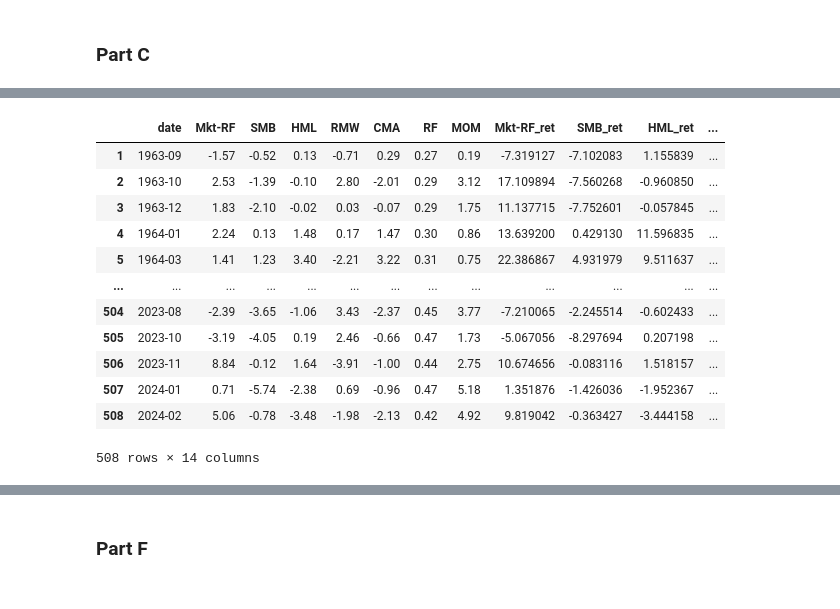
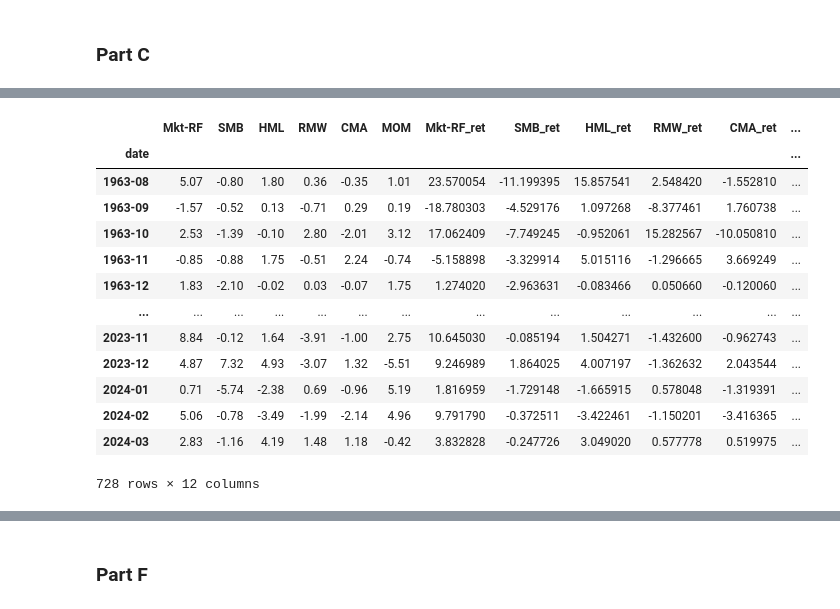
Before and after one commit to KMcCand/Hedge_Funds_Caltech, a Jupyter notebook: BEM114 HW4/BEM114_HW4_Andrew_Daniel_Kyle.ipynb, the cells around one changed output, grey strips where cells are left out. Drawn from its saved outputs; the diff is of its cells as text; code cells hidden in the pictures.

```diff
--- a/BEM114 HW4/BEM114_HW4_Andrew_Daniel_Kyle.ipynb
+++ b/BEM114 HW4/BEM114_HW4_Andrew_Daniel_Kyle.ipynb
@@ -122,3 +146,14 @@ ddf
 25609 rows × 14 columns
 # %% [markdown]
 ### Part C
+# %%
+# Collapse data to the end of month level
+ddf.set_index('date', inplace=True)
+ddf = ddf.resample('M').last()
+ddf.index = ddf.index.to_period('M')
+
+# Drop daily returns and pull in monthly returns instead
+ddf = ddf.drop(FACTORS+['RF'], axis=1)
+df = pd.merge(ddf, mdf, left_index=True, right_index=True, how='inner')
+assert len(df) == len(ddf)-2 # 2 rows lost because monthly data starts 2 months later
+df
@@ -125,12 +175,10 @@ ddf
 # %%
-# Collapse data to end of month only
-ddf = ddf[ddf['date'].dt.is_month_end]
-
-ddf[FACTORS_lag] = ddf[FACTORS_var].shift(1)
+# Lag the factor return variance
+df[FACTORS_lag] = df[FACTORS_var].shift(1)
 
 for f in FACTORS:
     # Drop NaNs and complete regression of variance on last month's variance
-    temp = ddf.dropna(subset=[f+'_lag', f+'_var'])
+    temp = df.dropna(subset=[f+'_lag', f+'_var'])
     print(f'\n\n{f}:')
     print(sm.OLS(temp[f'{f}_var'], sm.add_constant(temp[f'{f}_lag'])).fit().summary())
 # %% [output]
@@ -158,7 +206,7 @@ For all 5 Fama French factors and momentum, the coefficient on lagged variance i
 # %%
 for f in FACTORS:
     # Drop NaNs and complete regression of returns on last month's variance
-    temp = ddf.dropna(subset=[f, f+'_lag'])
+    temp = df.dropna(subset=[f, f+'_lag'])
     print(f'\n\n{f}:')
     print(sm.OLS(temp[f], sm.add_constant(temp[f'{f}_lag'])).fit().summary())
 # %% [output]
@@ -190,7 +238,7 @@ Calculate volatility managed portfolio weights
 
 WEIGHTS = ['w_Mkt-RF', 'w_SMB', 'w_HML', 'w_RMW', 'w_CMA', 'w_MOM']
 
-p = ddf.drop(FACTORS_lag, axis=1)
+p = df.drop(FACTORS_lag+['RF'], axis=1)
 for f in FACTORS:
     # Create each factor's weight
     p['w_'+f] = p[f+'_var'].mean() / p[f+'_var']
@@ -214,39 +263,33 @@ p
 # %%
 '''
 Calculate volatility managed portfolio returns
 '''
 
-# Drop daily returns and pull in monthly returns instead
-p = p.drop(FACTORS+['RF'], axis=1)
-
-# Merge with purely monthly data
-p['date'] = p['date'].dt.to_period('M')
-p = pd.merge(p, mdf, on=['date'], how='inner')
-
 # Shift all weights and drop the resulting NaNs
 p[WEIGHTS] = p[WEIGHTS].shift(1)
-p = p.dropna(subset=WEIGHTS+FACTORS+['RF'])
+p = p.dropna(subset=WEIGHTS+FACTORS)
 
 # Calculate returns -- leave out RF returns according to the hint
 for name in FACTORS:
     p[name+"_ret"] = p[name]*p['w_'+name] #+ p['RF']*(1 - p['w_'+name])
 
 p = p.drop(WEIGHTS, axis=1)
 p
 # %% [output]
-|  | date | Mkt-RF | SMB | HML | RMW | CMA | RF | MOM | Mkt-RF_ret | SMB_ret | HML_ret | ... |
-| 1 | 1963-09 | -1.57 | -0.52 | 0.13 | -0.71 | 0.29 | 0.27 | 0.19 | -7.319127 | -7.102083 | 1.155839 | ... |
-| 2 | 1963-10 | 2.53 | -1.39 | -0.10 | 2.80 | -2.01 | 0.29 | 3.12 | 17.109894 | -7.560268 | -0.960850 | ... |
-| 3 | 1963-12 | 1.83 | -2.10 | -0.02 | 0.03 | -0.07 | 0.29 | 1.75 | 11.137715 | -7.752601 | -0.057845 | ... |
-| 4 | 1964-01 | 2.24 | 0.13 | 1.48 | 0.17 | 1.47 | 0.30 | 0.86 | 13.639200 | 0.429130 | 11.596835 | ... |
-| 5 | 1964-03 | 1.41 | 1.23 | 3.40 | -2.21 | 3.22 | 0.31 | 0.75 | 22.386867 | 4.931979 | 9.511637 | ... |
+|  | Mkt-RF | SMB | HML | RMW | CMA | MOM | Mkt-RF_ret | SMB_ret | HML_ret | RMW_ret | CMA_ret | ... |
+| date |  |  |  |  |  |  |  |  |  |  |  | ... |
+| 1963-08 | 5.07 | -0.80 | 1.80 | 0.36 | -0.35 | 1.01 | 23.570054 | -11.199395 | 15.857541 | 2.548420 | -1.552810 | ... |
+| 1963-09 | -1.57 | -0.52 | 0.13 | -0.71 | 0.29 | 0.19 | -18.780303 | -4.529176 | 1.097268 | -8.377461 | 1.760738 | ... |
+| 1963-10 | 2.53 | -1.39 | -0.10 | 2.80 | -2.01 | 3.12 | 17.062409 | -7.749245 | -0.952061 | 15.282567 | -10.050810 | ... |
+| 1963-11 | -0.85 | -0.88 | 1.75 | -0.51 | 2.24 | -0.74 | -5.158898 | -3.329914 | 5.015116 | -1.296665 | 3.669249 | ... |
+| 1963-12 | 1.83 | -2.10 | -0.02 | 0.03 | -0.07 | 1.75 | 1.274020 | -2.963631 | -0.083466 | 0.050660 | -0.120060 | ... |
 | ... | ... | ... | ... | ... | ... | ... | ... | ... | ... | ... | ... | ... |
-| 504 | 2023-08 | -2.39 | -3.65 | -1.06 | 3.43 | -2.37 | 0.45 | 3.77 | -7.210065 | -2.245514 | -0.602433 | ... |
-| 505 | 2023-10 | -3.19 | -4.05 | 0.19 | 2.46 | -0.66 | 0.47 | 1.73 | -5.067056 | -8.297694 | 0.207198 | ... |
-| 506 | 2023-11 | 8.84 | -0.12 | 1.64 | -3.91 | -1.00 | 0.44 | 2.75 | 10.674656 | -0.083116 | 1.518157 | ... |
-| 507 | 2024-01 | 0.71 | -5.74 | -2.38 | 0.69 | -0.96 | 0.47 | 5.18 | 1.351876 | -1.426036 | -1.952367 | ... |
-| 508 | 2024-02 | 5.06 | -0.78 | -3.48 | -1.98 | -2.13 | 0.42 | 4.92 | 9.819042 | -0.363427 | -3.444158 | ... |
+| 2023-11 | 8.84 | -0.12 | 1.64 | -3.91 | -1.00 | 2.75 | 10.645030 | -0.085194 | 1.504271 | -1.432600 | -0.962743 | ... |
+| 2023-12 | 4.87 | 7.32 | 4.93 | -3.07 | 1.32 | -5.51 | 9.246989 | 1.864025 | 4.007197 | -1.362632 | 2.043544 | ... |
+| 2024-01 | 0.71 | -5.74 | -2.38 | 0.69 | -0.96 | 5.19 | 1.816959 | -1.729148 | -1.665915 | 0.578048 | -1.319391 | ... |
+| 2024-02 | 5.06 | -0.78 | -3.49 | -1.99 | -2.14 | 4.96 | 9.791790 | -0.372511 | -3.422461 | -1.150201 | -3.416365 | ... |
+| 2024-03 | 2.83 | -1.16 | 4.19 | 1.48 | 1.18 | -0.42 | 3.832828 | -0.247726 | 3.049020 | 0.577778 | 0.519975 | ... |
-508 rows × 14 columns
+728 rows × 12 columns
 # %%
 for name in FACTORS:
     analyze(p[name+'_ret'], f'{name} volatility-managed portfolio')
```
Also changed, not shown: parts of 25 cells of this notebook.
